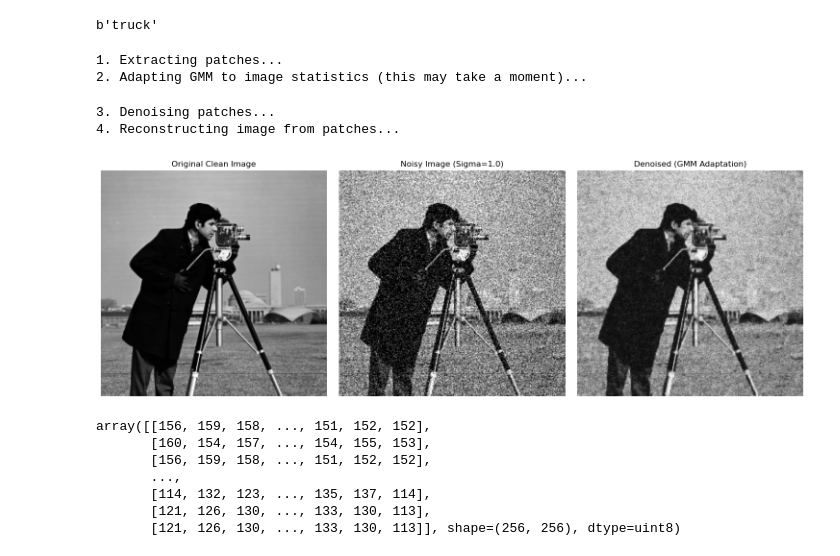
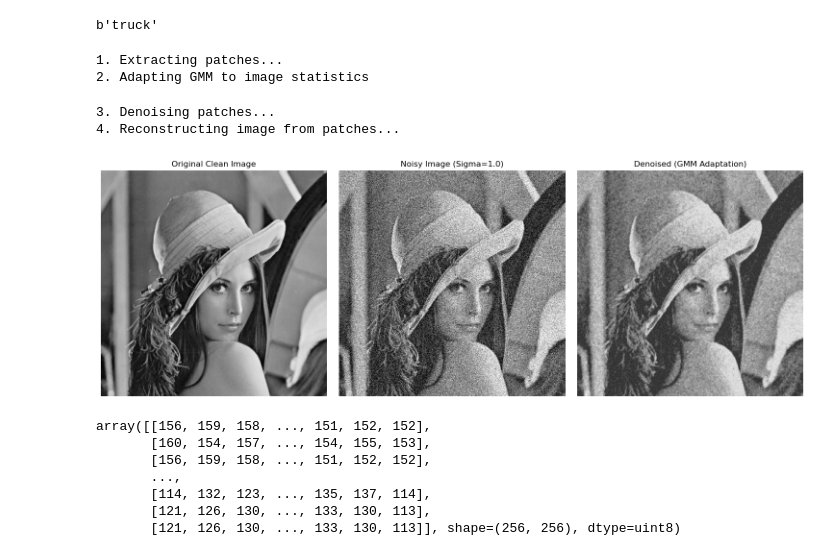
Before and after one commit to thanasis457/Image-Denoiser, a Jupyter notebook: model/EM/em.ipynb, the cells around one changed output. Saved outputs shown, nothing was run; the diff lists cells and outputs as text; code cells hidden in the pictures.

Commit message:
Minor cleanup + presentation

```diff
--- a/model/EM/em.ipynb
+++ b/model/EM/em.ipynb
@@ -85,39 +85,39 @@ def adaptive_gmm_denoising(noisy_image, patch_size=(8, 8), n_components=16, n_it
 # --- Run the Demo ---
 
 # 1. Load a sample clean image (Camera man)
-clean_image = cv2.imread('../01.png', 0)  # Load grayscale
+clean_image = cv2.imread('../../data/Set12/08.png', 0)  # Load grayscale
 
 # 2. Add Gaussian Noise
 sigma = 1.0  # Noise level
 noisy_image = clean_image + sigma*np.random.normal(0, 40, clean_image.shape)
 noisy_image = np.clip(noisy_image, 0, 255) # Keep pixel values between 0 and 1
 
 # 3. Run the Algorithm
 denoised_image = adaptive_gmm_denoising(noisy_image, patch_size=(4, 4), n_components=1000, n_iter=30)
 
 # 4. Visualization
 fig, axes = plt.subplots(1, 3, figsize=(15, 5))
 
 axes[0].imshow(clean_image, cmap='gray')
 axes[0].set_title("Original Clean Image")
 axes[0].axis('off')
 
 axes[1].imshow(noisy_image, cmap='gray')
 axes[1].set_title(f"Noisy Image (Sigma={sigma})")
 axes[1].axis('off')
 
 axes[2].imshow(denoised_image, cmap='gray')
 axes[2].set_title("Denoised (GMM Adaptation)")
 axes[2].axis('off')
 
 plt.tight_layout()
 plt.show()
 # %% [output]
 1. Extracting patches...
-2. Adapting GMM to image statistics (this may take a moment)...
+2. Adapting GMM to image statistics
 3. Denoising patches...
 4. Reconstructing image from patches...
-[figure, old version]
+[figure, new version]
 # %%
 clean_image = cv2.imread('../01.png', 0)  # Load grayscale
 
```
Also changed, not shown: 3 other files.
